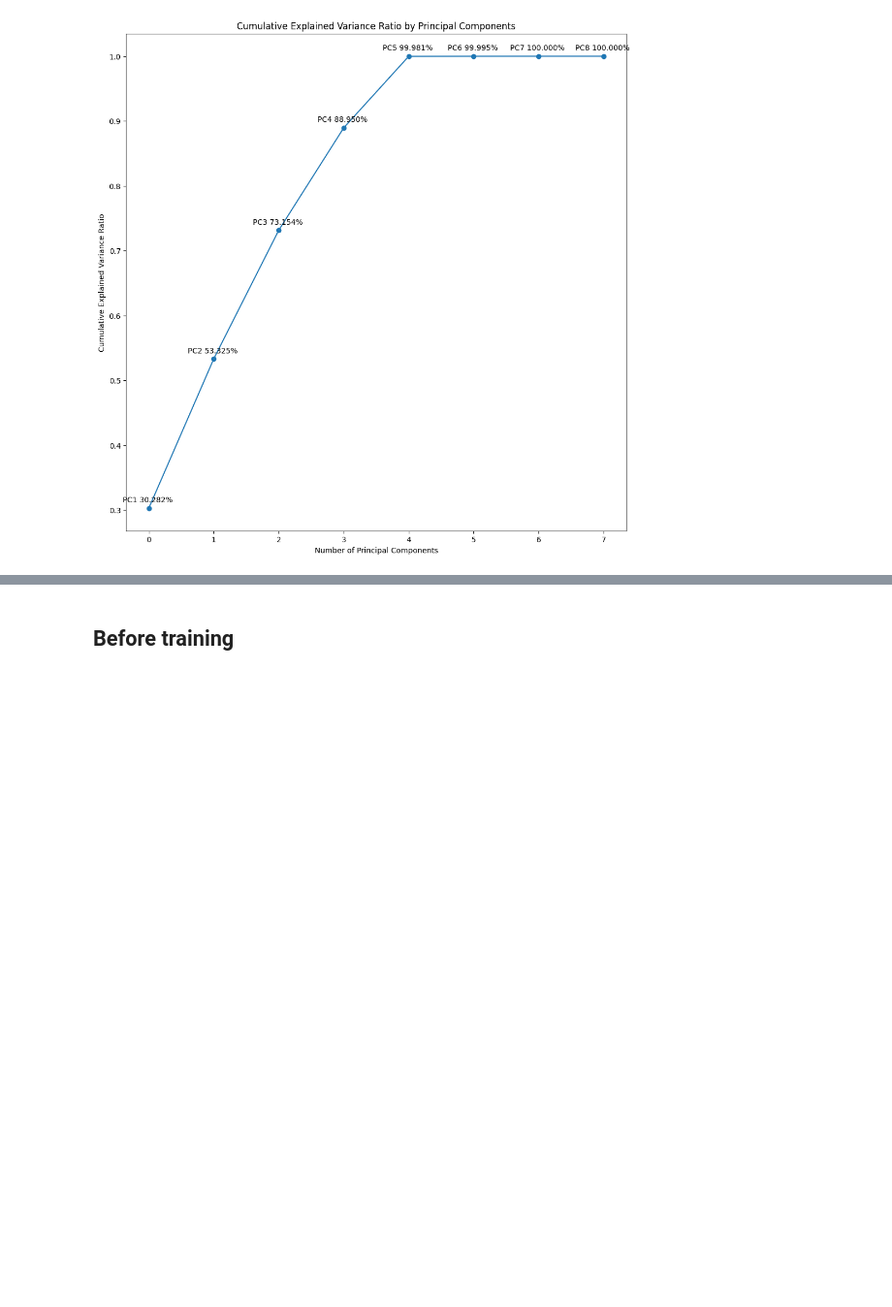
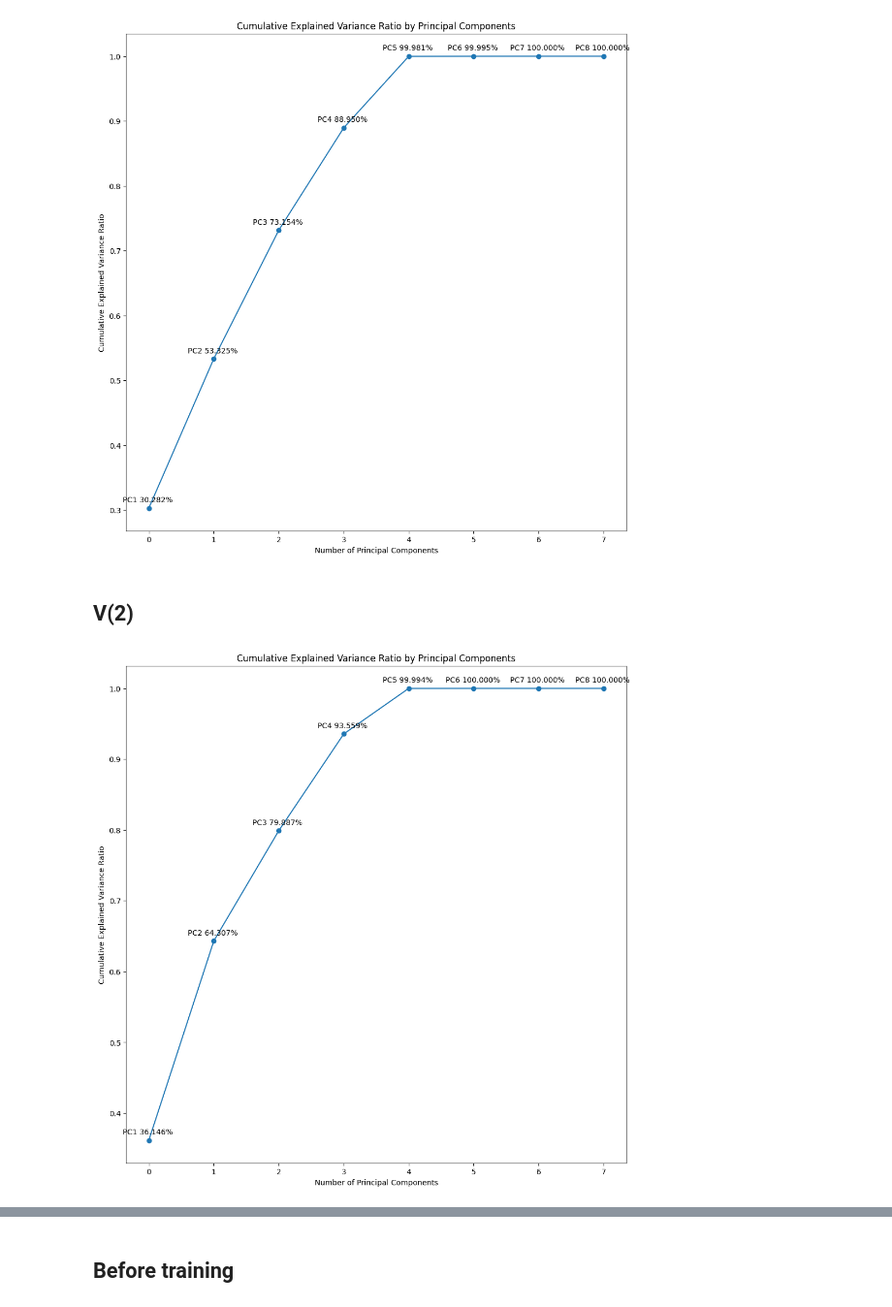
Before and after one commit to Aavash232311/transformer-pt-analysis, a Jupyter notebook: analysis/cumulative_variance_ratio.ipynb, the cells around one changed output, grey strips where cells are left out. Shown at 97% size. Cells and saved outputs as stored; diff of their text form; code cells hidden in the pictures; blank space fills up the shorter version.

Commit message:
Stablization test, 3 times cumilative variance ratio

```diff
--- a/analysis/cumulative_variance_ratio.ipynb
+++ b/analysis/cumulative_variance_ratio.ipynb
@@ -18,3 +18,9 @@ full_path = os.path.join(checkpoint_dir, file_name)
 explained_variance(full_path)
 # %% [output]
 [figure]
+# %% [markdown]
+## V(2)
+# %%
+explained_variance(os.path.join(checkpoint_dir, 'v2.pth'))
+# %% [output]
+[figure, added]
```
Also changed, not shown: parts of 3 cells of this notebook, 4 other files.
